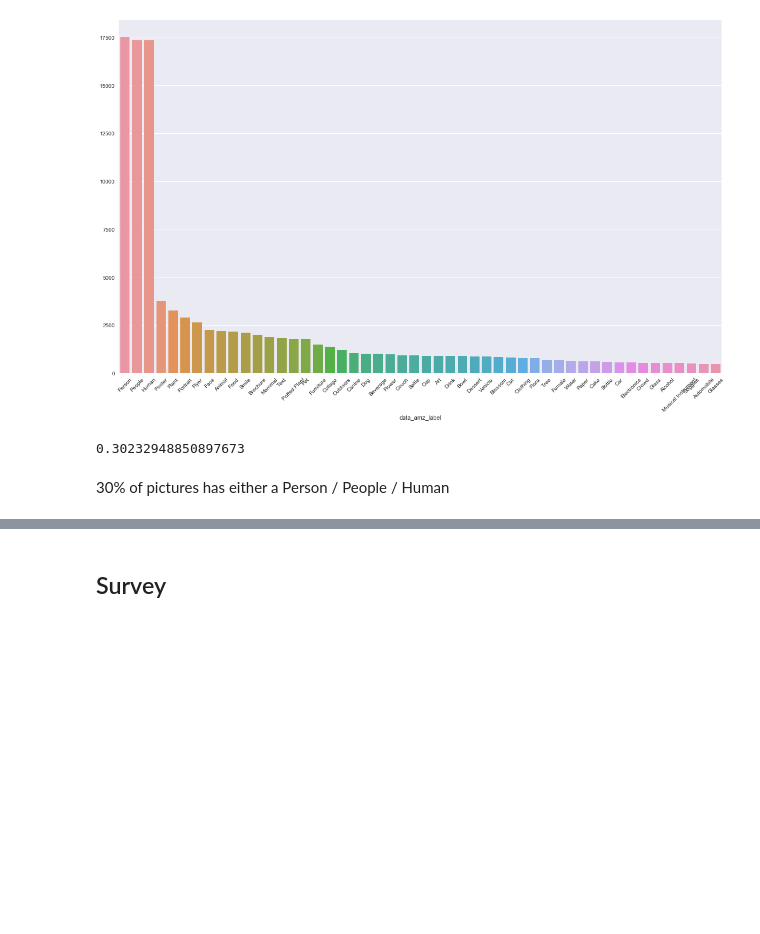
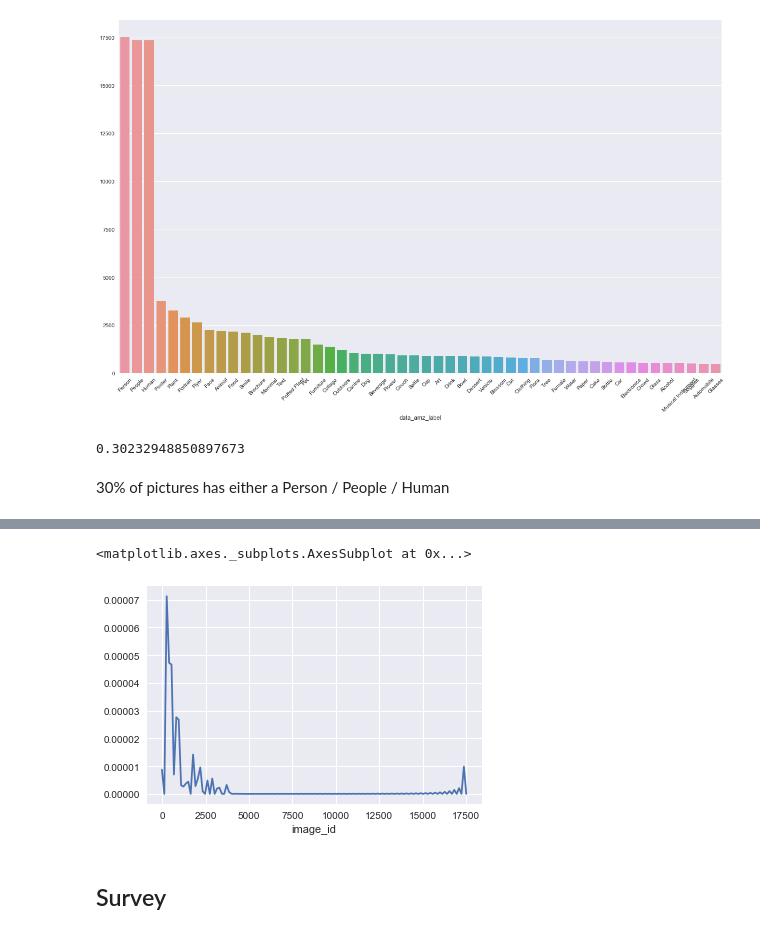
Before and after one commit to JeroenSchmidt/UvA-DSF-group, a Jupyter notebook: uc2/exploration_notebooks/rafael/Initial EDA.ipynb, the cells around one changed output, grey strips where cells are left out. Saved outputs shown, nothing was run; the diff lists cells and outputs as text; code cells hidden in the pictures; blank space fills up the shorter version.

```diff
--- a/uc2/exploration_notebooks/rafael/Initial EDA.ipynb
+++ b/uc2/exploration_notebooks/rafael/Initial EDA.ipynb
@@ -189,3 +189,9 @@ count.iloc[:3].values.sum() / df_object.shape[0]
 0.30232948850897673
 # %% [markdown]
 30% of pictures has either a Person / People / Human
+# %%
+count = df_object.groupby('data_amz_label').count().image_id
+
+df = pd.DataFrame(count)
+
+df[df.image_id <= 10]
@@ -192,3 +218,8 @@ count.iloc[:3].values.sum() / df_object.shape[0]
+# %%
+sns.distplot(count, hist=False)
+# %% [output]
+<matplotlib.axes._subplots.AxesSubplot at 0x...>
+[figure, added]
 # %% [markdown]
 ## Survey
 # %%
```
Also changed, not shown: parts of 1 cell of this notebook.
